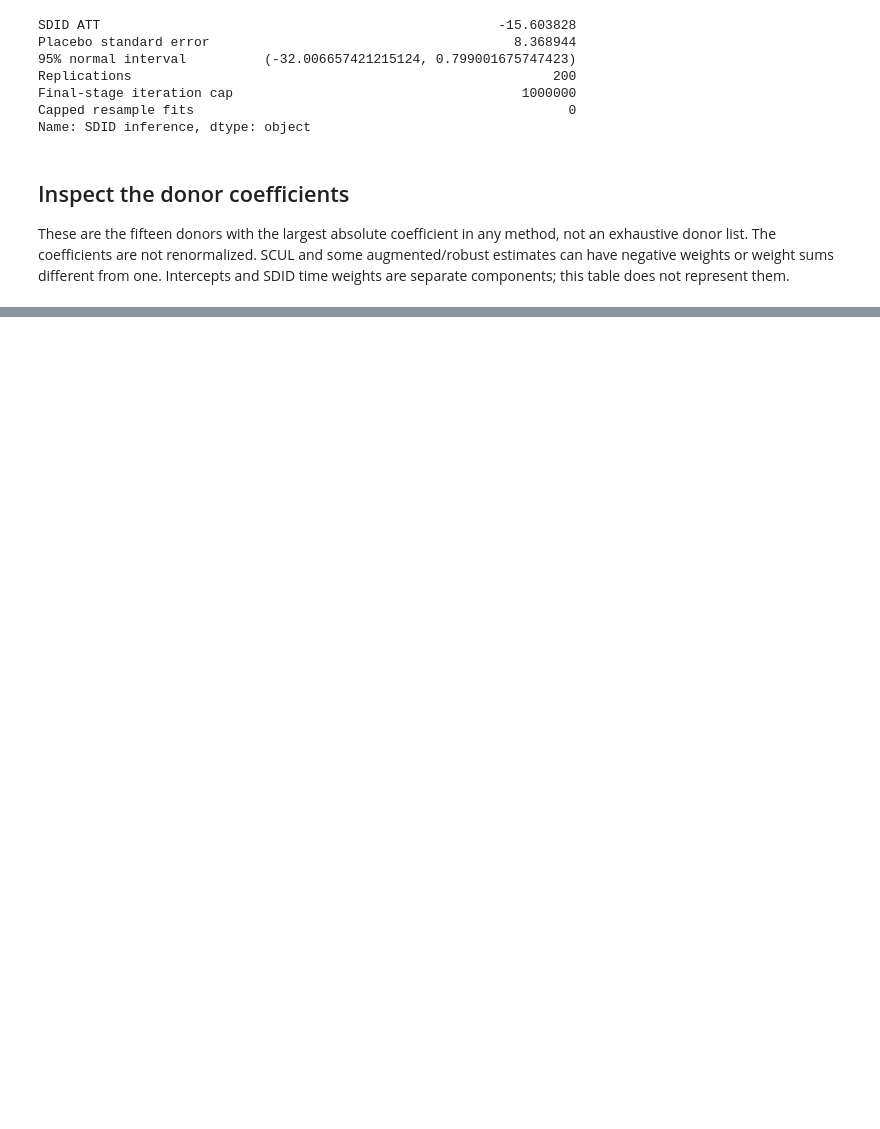
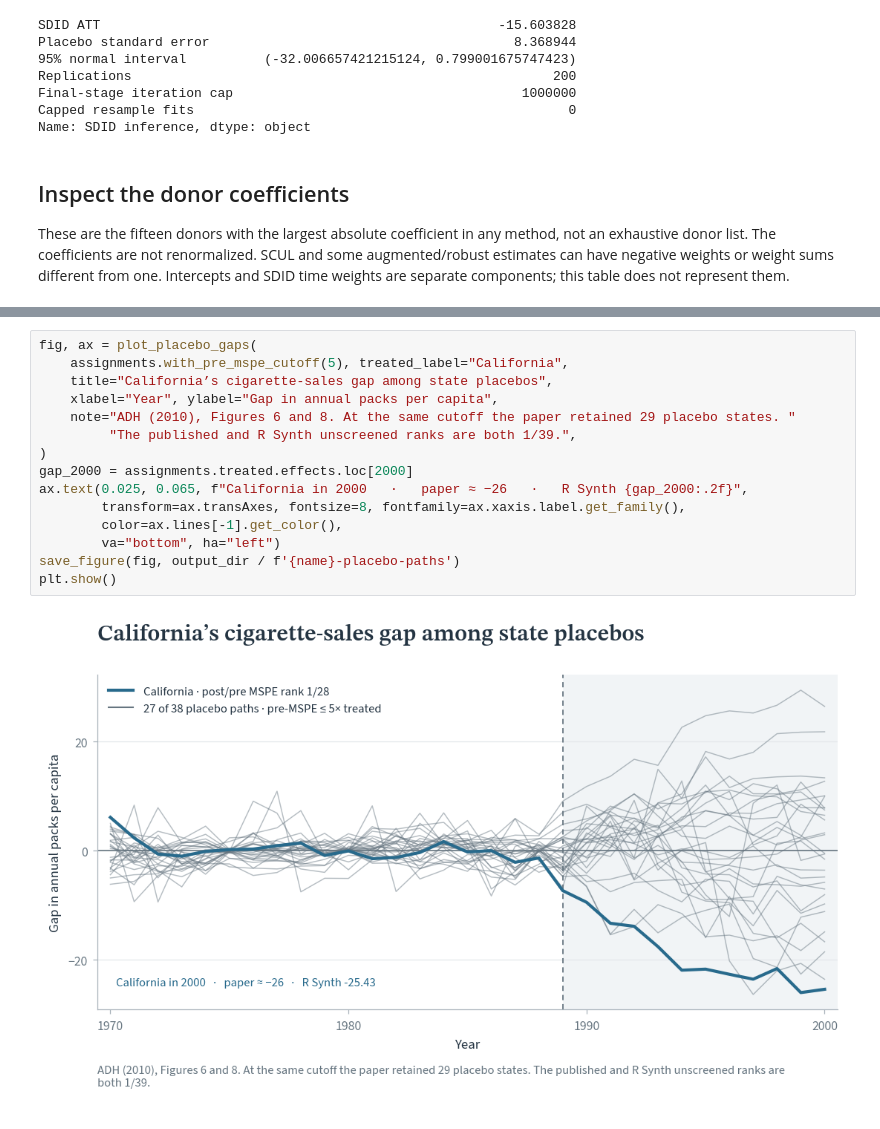
Before and after one commit to crahal/pysynthcon, a Jupyter notebook: empirical_examples/california.ipynb, the cells around one changed output, grey strips where cells are left out. Drawn from its saved outputs; the diff is of its cells as text; blank space fills up the shorter version.

```diff
--- a/empirical_examples/california.ipynb
+++ b/empirical_examples/california.ipynb
@@ -666,0 +719,17 @@ reproduce the source checks, estimates and figures together.
+# %%
+fig, ax = plot_placebo_gaps(
+    assignments.with_pre_mspe_cutoff(5), treated_label="California",
+    title="California’s cigarette-sales gap among state placebos",
+    xlabel="Year", ylabel="Gap in annual packs per capita",
+    note="ADH (2010), Figures 6 and 8. At the same cutoff the paper retained 29 placebo states. "
+         "The published and R Synth unscreened ranks are both 1/39.",
+)
+gap_2000 = assignments.treated.effects.loc[2000]
+ax.text(0.025, 0.065, f"California in 2000   ·   paper ≈ −26   ·   R Synth {gap_2000:.2f}",
+        transform=ax.transAxes, fontsize=8, fontfamily=ax.xaxis.label.get_family(),
+        color=ax.lines[-1].get_color(),
+        va="bottom", ha="left")
+save_figure(fig, output_dir / f'{name}-placebo-paths')
+plt.show()
+# %% [output]
+[figure, added]
```
Also changed, not shown: parts of 6 cells of this notebook, 2 other files.
